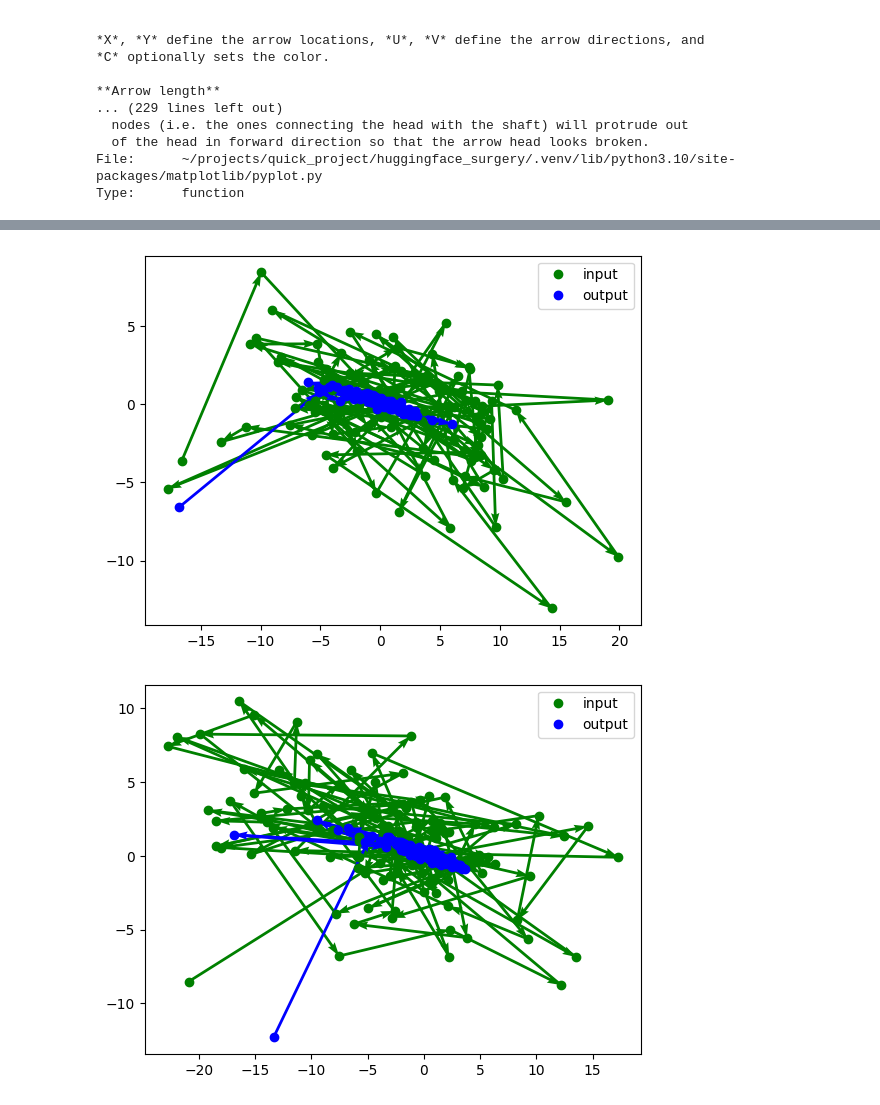
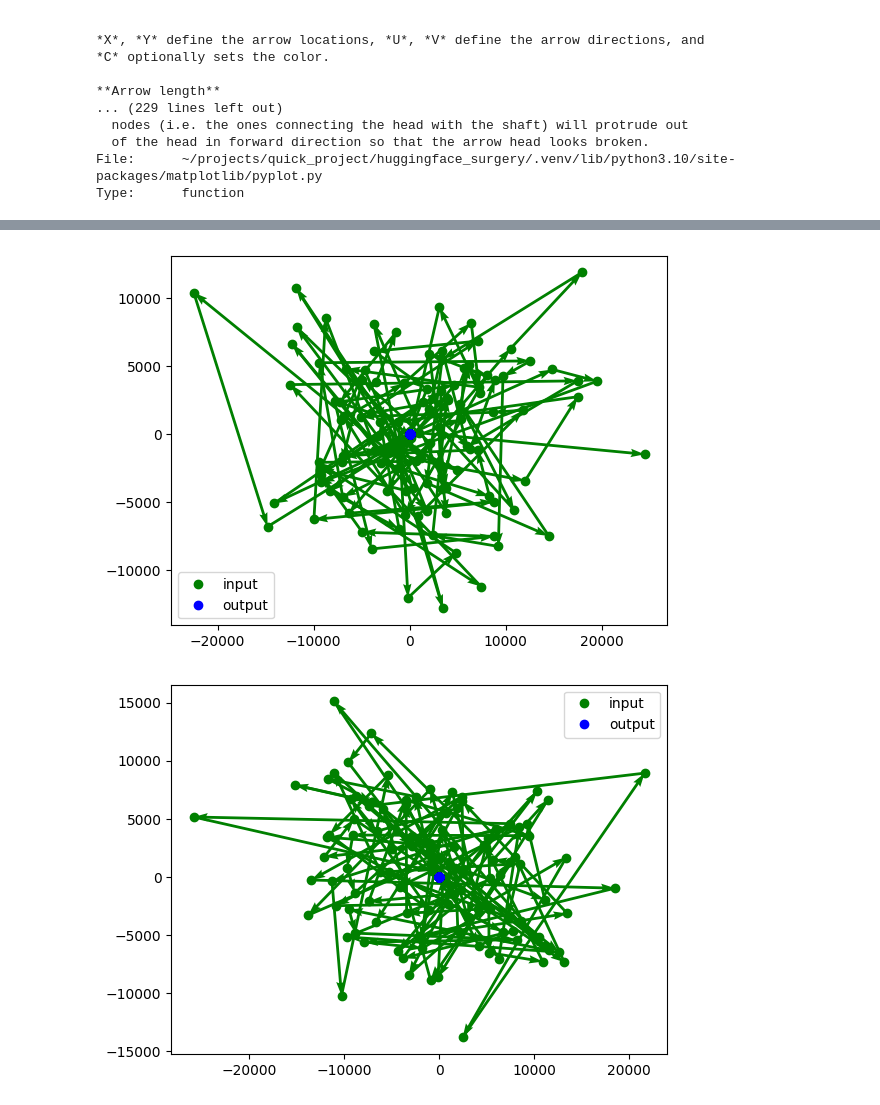
Before and after one commit to rcpaffenroth/iterativennsimple_extension, a Jupyter notebook: huggingface_surgery/notebooks/04-rcp-path-analysis.ipynb, the cells around one changed output, grey strips where cells are left out. Drawn from its saved outputs; the diff is of its cells as text; code cells hidden in the pictures.

```diff
--- a/huggingface_surgery/notebooks/04-rcp-path-analysis.ipynb
+++ b/huggingface_surgery/notebooks/04-rcp-path-analysis.ipynb
@@ -17,4 +17,7 @@ torch.Size([64, 116, 2048])
 print(f'Number of paths:       {inputs.shape[0]}')
 print(f'Length of path:        {inputs.shape[1]}')
 print(f'Dim of points on path: {inputs.shape[2]}')
+number_of_paths = inputs.shape[0]
+length_of_path = inputs.shape[1]
+dim_of_points_on_path = inputs.shape[2]
 # %% [output]
@@ -37,7 +40,7 @@ tensor(0., device='cuda:0')
 # %%
 # Whiten the data
 input_points = (input_points - input_points.mean(dim=0, keepdim=True))/input_points.std(dim=0, keepdim=True)
-output_points = (output_points - output_points.mean(dim=0, keepdim=True))/input_points.std(dim=0, keepdim=True)
+output_points = (output_points - output_points.mean(dim=0, keepdim=True))/output_points.std(dim=0, keepdim=True)
 # %%
 # Try to make the input and the output as close as possible
 # XW=Y
@@ -63,8 +66,8 @@ input_points_2d = torch.matmul(Y_hat, V[:,:2])
 output_points_2d = torch.matmul(Y, V[:,:2])
 # %%
 # Ok, now go back to the original shapes for plotting
-input_points_2d = input_points_2d.reshape(64, 115, 2).cpu()
-output_points_2d = output_points_2d.reshape(64, 115, 2).cpu()
+input_points_2d = input_points_2d.reshape(number_of_paths, length_of_path-1, -1).cpu()
+output_points_2d = output_points_2d.reshape(number_of_paths, length_of_path-1, -1).cpu()
 # %%
 ?plt.quiver
 # %% [output]
@@ -115,5 +118,5 @@ for i in range(4):
 # %%
-plot_range = torch.arange(106,116)
+plot_range = torch.arange(106,115)
 for i in range(4):
     plt.plot(input_points_2d[i, plot_range, 0],
              input_points_2d[i, plot_range, 1],
@@ -139,25 +145,25 @@ IndexError: index 115 is out of bounds for dimension 0 with size 115
 # %%
-plot_range = torch.arange(0,116)
+plot_range = torch.arange(0,115)
 for i in range(4):
     plt.plot(input_points_2d[i, plot_range, 0],
              input_points_2d[i, plot_range, 1],
              'o', color='g', label='input')
     x = input_points_2d[i, plot_range, 0]
     y = input_points_2d[i, plot_range, 1]
     plt.quiver(x[:-1], y[:-1],x[1:]-x[:-1], y[1:]-y[:-1],
                color='g', angles='xy', scale_units='xy', scale=1)
 
     plt.plot(output_points_2d[i, plot_range ,0],
              output_points_2d[i, plot_range, 1],
              'o', color='b', label='output')
     x = output_points_2d[i, plot_range, 0]
     y = output_points_2d[i, plot_range, 1]
     plt.quiver(x[:-1], y[:-1],x[1:]-x[:-1], y[1:]-y[:-1],
                color='b', angles='xy', scale_units='xy', scale=1)
 
 
     plt.legend()
     plt.show()
 # %% [output]
-[figure, old version]
+[figure, new version]
-[figure, old version]
+[figure, new version]
```
Also changed, not shown: parts of 9 cells of this notebook, 2 other files.
